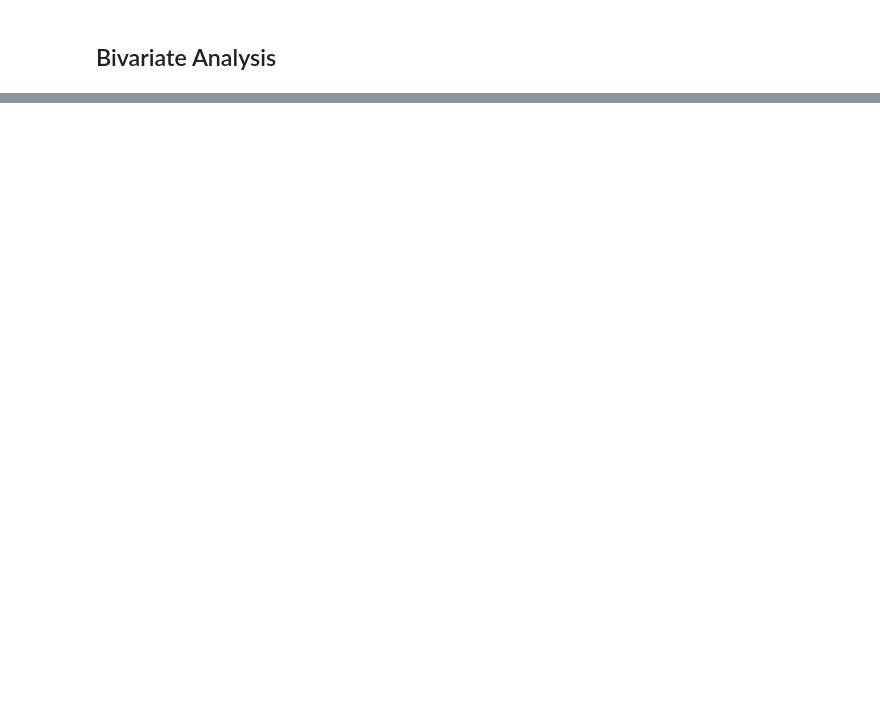
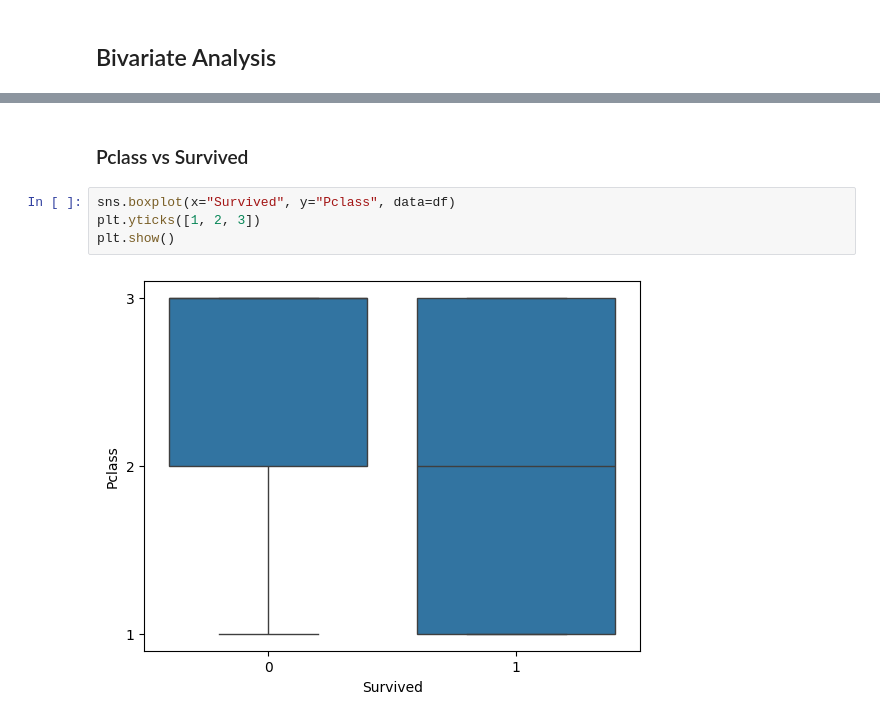
Before and after one commit to parhamvz73/Machine-Learning, a Jupyter notebook: Titanic_classification.ipynb, the cells around one changed output, grey strips where cells are left out. Saved outputs shown, nothing was run; the diff lists cells and outputs as text; blank space fills up the shorter version.

```diff
--- a/Titanic_classification.ipynb
+++ b/Titanic_classification.ipynb
@@ -840,0 +890,8 @@ we will now create a function to separate our features in to date, numeric and c
+# %% [markdown]
+### Pclass vs Survived
+# %%
+sns.boxplot(x="Survived", y="Pclass", data=df)
+plt.yticks([1, 2, 3])
+plt.show()
+# %% [output]
+[figure, added]
```
Also changed, not shown: parts of 38 cells of this notebook.
